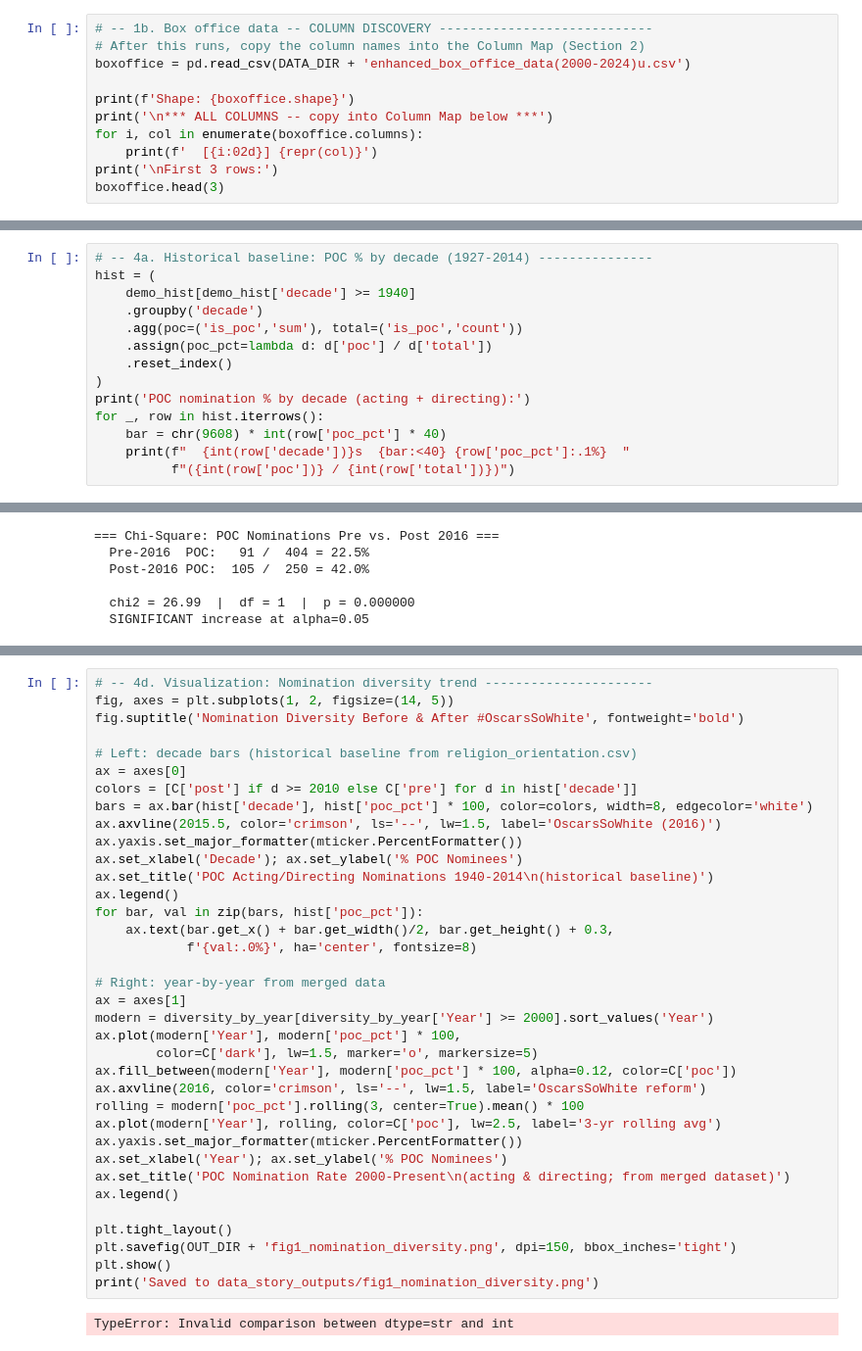
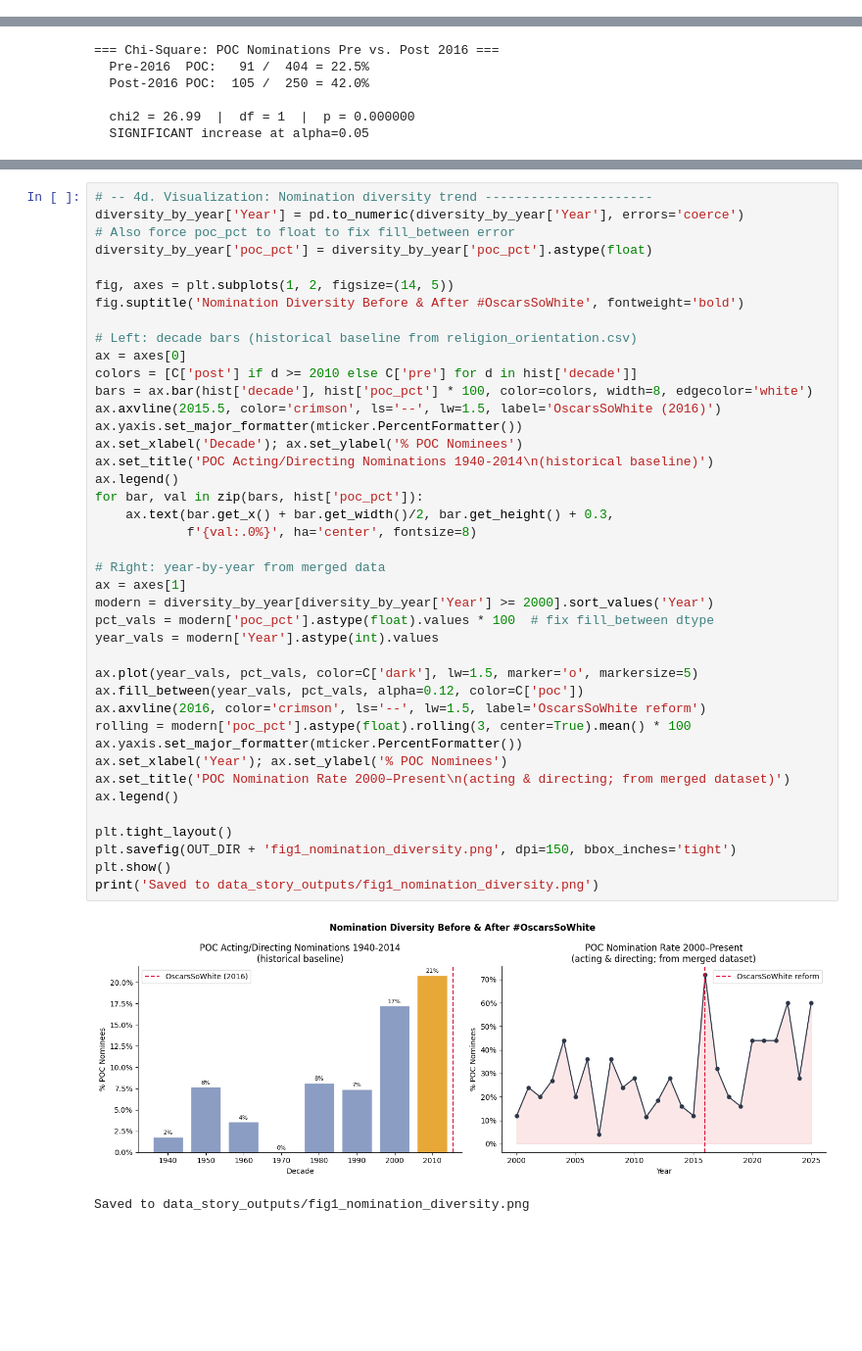
Before and after one commit to nmaharaj28/comm3180_S26_Data_Project, a Jupyter notebook: data_analysis/oscars_box_office.ipynb, the cells around one changed output, grey strips where cells are left out. Shown at 98% size. Cells and saved outputs as stored; diff of their text form; blank space fills up the shorter version.

Commit message:
updated data analysis

```diff
--- a/data_analysis/oscars_box_office.ipynb
+++ b/data_analysis/oscars_box_office.ipynb
@@ -184,14 +120,3 @@ First 3 rows:
 | 0 | 1 | Mission: Impossible II | 546388108.0 | 215409889.0 | 39.4 | 330978219.0 | 60.6 | 2000 | Adventure, Action, Thriller | ... |
 | 1 | 2 | Gladiator | 460583960.0 | 187705427.0 | 40.8 | 272878533.0 | 59.2 | 2000 | Action, Drama, Adventure | ... |
 | 2 | 3 | Cast Away | 429632142.0 | 233632142.0 | 54.4 | 196000000.0 | 45.6 | 2000 | Adventure, Drama | ... |
-# %%
-# -- 1b. Box office data -- COLUMN DISCOVERY ----------------------------
-# After this runs, copy the column names into the Column Map (Section 2)
-boxoffice = pd.read_csv(DATA_DIR + 'enhanced_box_office_data(2000-2024)u.csv')
-
-print(f'Shape: {boxoffice.shape}')
-print('\n*** ALL COLUMNS -- copy into Column Map below ***')
-for i, col in enumerate(boxoffice.columns):
-    print(f'  [{i:02d}] {repr(col)}')
-print('\nFirst 3 rows:')
-boxoffice.head(3)
@@ -671,17 +360,3 @@ POC nomination % by decade (acting + directing):
   1990s  ██                                       7.4%  (4 / 54)
   2000s  ██████                                   17.2%  (10 / 58)
   2010s  ████████                                 20.8%  (5 / 24)
-# %%
-# -- 4a. Historical baseline: POC % by decade (1927-2014) ---------------
-hist = (
-    demo_hist[demo_hist['decade'] >= 1940]
-    .groupby('decade')
-    .agg(poc=('is_poc','sum'), total=('is_poc','count'))
-    .assign(poc_pct=lambda d: d['poc'] / d['total'])
-    .reset_index()
-)
-print('POC nomination % by decade (acting + directing):')
-for _, row in hist.iterrows():
-    bar = chr(9608) * int(row['poc_pct'] * 40)
-    print(f"  {int(row['decade'])}s  {bar:<40} {row['poc_pct']:.1%}  "
-          f"({int(row['poc'])} / {int(row['total'])})")
@@ -838,38 +433,44 @@ print(f'  {"SIGNIFICANT increase" if p_val < 0.05 else "No significant change"}
 # %%
 # -- 4d. Visualization: Nomination diversity trend ----------------------
+diversity_by_year['Year'] = pd.to_numeric(diversity_by_year['Year'], errors='coerce')
+# Also force poc_pct to float to fix fill_between error
+diversity_by_year['poc_pct'] = diversity_by_year['poc_pct'].astype(float)
+
 fig, axes = plt.subplots(1, 2, figsize=(14, 5))
 fig.suptitle('Nomination Diversity Before & After #OscarsSoWhite', fontweight='bold')
 
 # Left: decade bars (historical baseline from religion_orientation.csv)
 ax = axes[0]
 colors = [C['post'] if d >= 2010 else C['pre'] for d in hist['decade']]
 bars = ax.bar(hist['decade'], hist['poc_pct'] * 100, color=colors, width=8, edgecolor='white')
 ax.axvline(2015.5, color='crimson', ls='--', lw=1.5, label='OscarsSoWhite (2016)')
 ax.yaxis.set_major_formatter(mticker.PercentFormatter())
 ax.set_xlabel('Decade'); ax.set_ylabel('% POC Nominees')
 ax.set_title('POC Acting/Directing Nominations 1940-2014\n(historical baseline)')
 ax.legend()
 for bar, val in zip(bars, hist['poc_pct']):
     ax.text(bar.get_x() + bar.get_width()/2, bar.get_height() + 0.3,
             f'{val:.0%}', ha='center', fontsize=8)
 
 # Right: year-by-year from merged data
 ax = axes[1]
 modern = diversity_by_year[diversity_by_year['Year'] >= 2000].sort_values('Year')
-ax.plot(modern['Year'], modern['poc_pct'] * 100,
-        color=C['dark'], lw=1.5, marker='o', markersize=5)
-ax.fill_between(modern['Year'], modern['poc_pct'] * 100, alpha=0.12, color=C['poc'])
+pct_vals = modern['poc_pct'].astype(float).values * 100  # fix fill_between dtype
+year_vals = modern['Year'].astype(int).values
+
+ax.plot(year_vals, pct_vals, color=C['dark'], lw=1.5, marker='o', markersize=5)
+ax.fill_between(year_vals, pct_vals, alpha=0.12, color=C['poc'])
 ax.axvline(2016, color='crimson', ls='--', lw=1.5, label='OscarsSoWhite reform')
-rolling = modern['poc_pct'].rolling(3, center=True).mean() * 100
-ax.plot(modern['Year'], rolling, color=C['poc'], lw=2.5, label='3-yr rolling avg')
+rolling = modern['poc_pct'].astype(float).rolling(3, center=True).mean() * 100
 ax.yaxis.set_major_formatter(mticker.PercentFormatter())
 ax.set_xlabel('Year'); ax.set_ylabel('% POC Nominees')
-ax.set_title('POC Nomination Rate 2000-Present\n(acting & directing; from merged dataset)')
+ax.set_title('POC Nomination Rate 2000–Present\n(acting & directing; from merged dataset)')
 ax.legend()
 
 plt.tight_layout()
 plt.savefig(OUT_DIR + 'fig1_nomination_diversity.png', dpi=150, bbox_inches='tight')
 plt.show()
 print('Saved to data_story_outputs/fig1_nomination_diversity.png')
 # %% [output]
+[figure, new version]
-TypeError: Invalid comparison between dtype=str and int
+Saved to data_story_outputs/fig1_nomination_diversity.png
```
Also changed, not shown: parts of 23 cells of this notebook.
